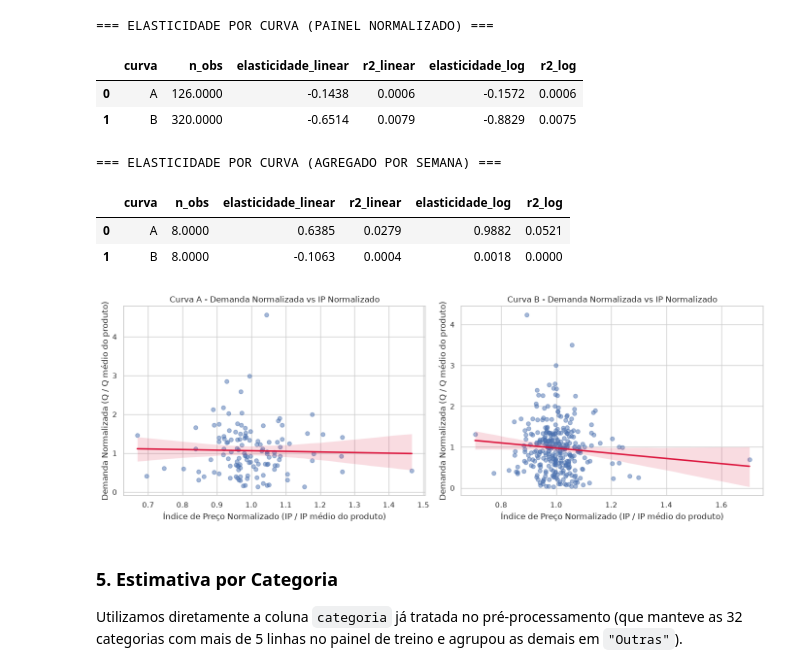
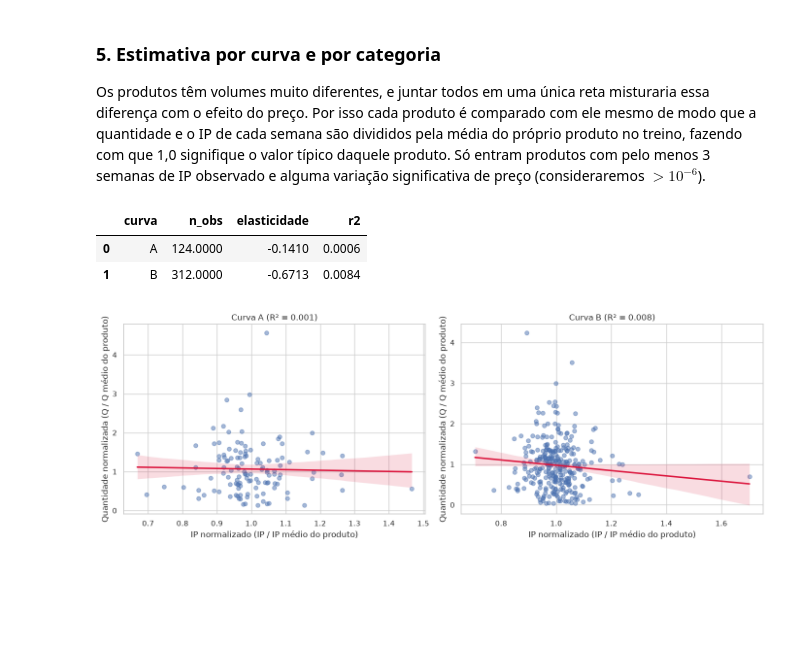
Before and after one commit to luiseduaardo/Predicao-Demanda, a Jupyter notebook: notebooks/3-elasticidade.ipynb, the cells around one changed output. Drawn from its saved outputs; the diff is of its cells as text; code cells hidden in the pictures; blank space fills up the shorter version.

Commit message:
feat(elasticidade): ajusta cálculo da elasticidade

```diff
--- a/notebooks/3-elasticidade.ipynb
+++ b/notebooks/3-elasticidade.ipynb
@@ -144,68 +130,43 @@ Testamos tanto a regressão no painel normalizado quanto na agregação semanal
+# %% [markdown]
+### 5. Estimativa por curva e por categoria
+
+Os produtos têm volumes muito diferentes, e juntar todos em uma única reta misturaria essa diferença com o efeito do preço. Por isso cada produto é comparado com ele mesmo de modo que a quantidade e o IP de cada semana são divididos pela média do próprio produto no treino, fazendo com que 1,0 signifique o valor típico daquele produto. Só entram produtos com pelo menos 3 semanas de IP observado e alguma variação significativa de preço (consideraremos $\gt 10^{-6}$).
 # %%
-# Filtra apenas produtos que possuem pelo menos 2 semanas com IP observado e alguma variação de preço no treino
-stats_prod = df_ip.groupby('id_produto').agg(
-    q_mean=('qtd_total', 'mean'),
-    ip_mean=('ip_observado', 'mean'),
-    ip_std=('ip_observado', 'std'),
-    n_sem=('no_semana', 'count')
-)
-prods_validos = stats_prod[(stats_prod['n_sem'] >= 2) & (stats_prod['ip_std'] > 1e-6)].index
+prods = df_ip.groupby('id_produto')['ip_observado'].agg(['count', 'std'])
+prods_validos = prods[(prods['count'] >= 3) & (prods['std'] > 1e-6)].index
 
 df_norm = df_ip[df_ip['id_produto'].isin(prods_validos)].copy()
 df_norm['qtd_norm'] = df_norm['qtd_total'] / df_norm.groupby('id_produto')['qtd_total'].transform('mean')
 df_norm['ip_norm'] = df_norm['ip_observado'] / df_norm.groupby('id_produto')['ip_observado'].transform('mean')
 
-# --- 4.1 Estimativa por Curva (Painel Normalizado vs Agregado Semanal) ---
-elast_curva_painel = (
-    df_norm.groupby('curva')
-    .apply(lambda g: calcular_elasticidade(g, col_ip='ip_norm', col_q='qtd_norm'), include_groups=False)
-    .reset_index()
-)
-
-df_curva_semana = (
-    df_norm.groupby(['curva', 'no_semana'])
-    .agg(ip_norm=('ip_norm', 'mean'), qtd_norm=('qtd_norm', 'mean'))
-    .reset_index()
-)
-elast_curva_agregada = (
-    df_curva_semana.groupby('curva')
-    .apply(lambda g: calcular_elasticidade(g, col_ip='ip_norm', col_q='qtd_norm'), include_groups=False)
-    .reset_index()
-)
-
-print("=== ELASTICIDADE POR CURVA (PAINEL NORMALIZADO) ===")
-display(elast_curva_painel[['curva', 'n_obs', 'elasticidade_linear', 'r2_linear', 'elasticidade_log', 'r2_log']])
-
-print("=== ELASTICIDADE POR CURVA (AGREGADO POR SEMANA) ===")
-display(elast_curva_agregada[['curva', 'n_obs', 'elasticidade_linear', 'r2_linear', 'elasticidade_log', 'r2_log']])
+def elasticidade_por(coluna):
+    return (
+        df_norm.groupby(coluna)
+        .apply(lambda g: calcular_elasticidade(g, col_ip='ip_norm', col_q='qtd_norm'), include_groups=False)
+        .reset_index()
+    )
-# %% [output]
-=== ELASTICIDADE POR CURVA (PAINEL NORMALIZADO) ===
-|  | curva | n_obs | elasticidade_linear | r2_linear | elasticidade_log | r2_log |
-| 0 | A | 126.0000 | -0.1438 | 0.0006 | -0.1572 | 0.0006 |
-| 1 | B | 320.0000 | -0.6514 | 0.0079 | -0.8829 | 0.0075 |
-=== ELASTICIDADE POR CURVA (AGREGADO POR SEMANA) ===
-|  | curva | n_obs | elasticidade_linear | r2_linear | elasticidade_log | r2_log |
-| 0 | A | 8.0000 | 0.6385 | 0.0279 | 0.9882 | 0.0521 |
-| 1 | B | 8.0000 | -0.1063 | 0.0004 | 0.0018 | 0.0000 |
+# %%
+elast_curva = elasticidade_por('curva')
+elast_curva
+# %% [output]
+|  | curva | n_obs | elasticidade | r2 |
+| 0 | A | 124.0000 | -0.1410 | 0.0006 |
+| 1 | B | 312.0000 | -0.6713 | 0.0084 |
 # %%
-# Visualização da regressão por Curva
 fig, axes = plt.subplots(1, 2, figsize=(14, 5))
 
 for idx, c in enumerate(['A', 'B']):
     sub_p = df_norm[df_norm['curva'] == c]
+    r2 = elast_curva.loc[elast_curva['curva'] == c, 'r2'].iloc[0]
     sns.regplot(
         data=sub_p, x='ip_norm', y='qtd_norm', ax=axes[idx],
         scatter_kws={'alpha': 0.5}, line_kws={'color': 'crimson'}
     )
-    axes[idx].set_title(f'Curva {c} - Demanda Normalizada vs IP Normalizado')
-    axes[idx].set_xlabel('Índice de Preço Normalizado (IP / IP médio do produto)')
-    axes[idx].set_ylabel('Demanda Normalizada (Q / Q médio do produto)')
+    axes[idx].set_title(f'Curva {c} (R² = {r2:.3f})')
+    axes[idx].set_xlabel('IP normalizado (IP / IP médio do produto)')
+    axes[idx].set_ylabel('Quantidade normalizada (Q / Q médio do produto)')
 
 plt.tight_layout()
 plt.show()
 # %% [output]
-[figure, old version]
+[figure, new version]
-# %% [markdown]
-### 5. Estimativa por Categoria
-
-Utilizamos diretamente a coluna `categoria` já tratada no pré-processamento (que manteve as 32 categorias com mais de 5 linhas no painel de treino e agrupou as demais em `"Outras"`).
```
Also changed, not shown: parts of 26 cells of this notebook.
